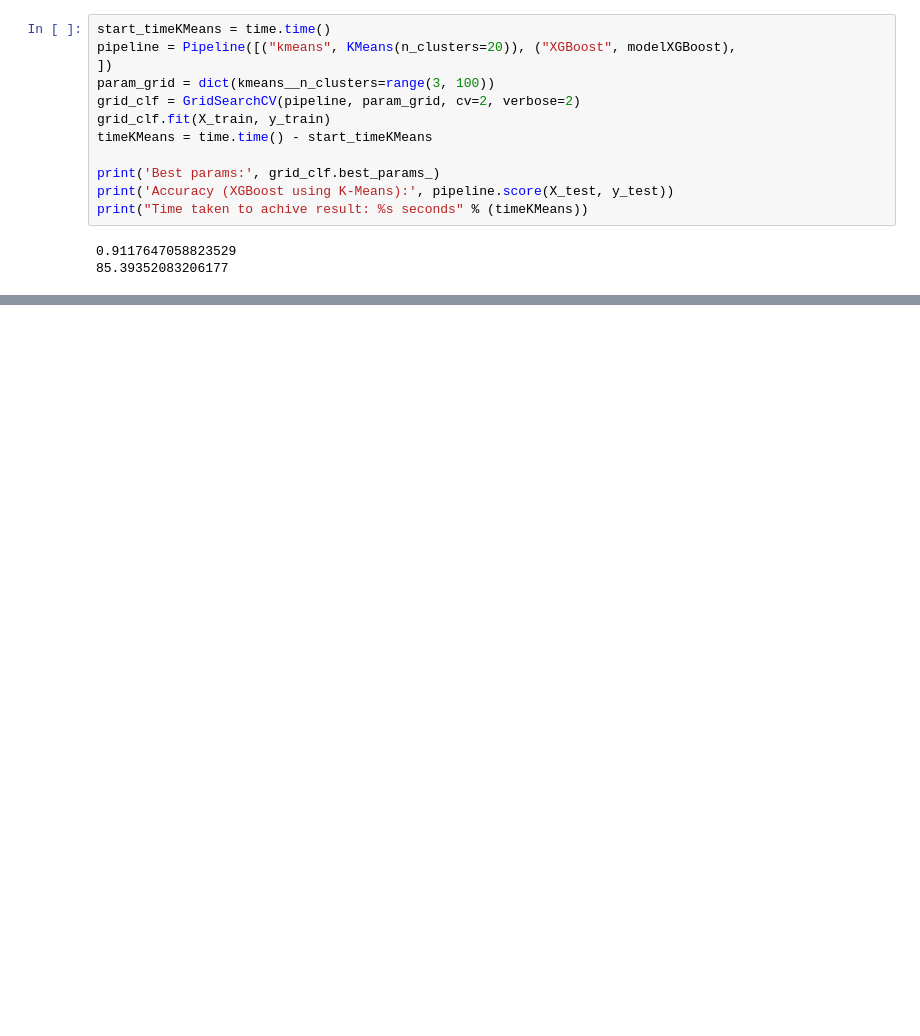
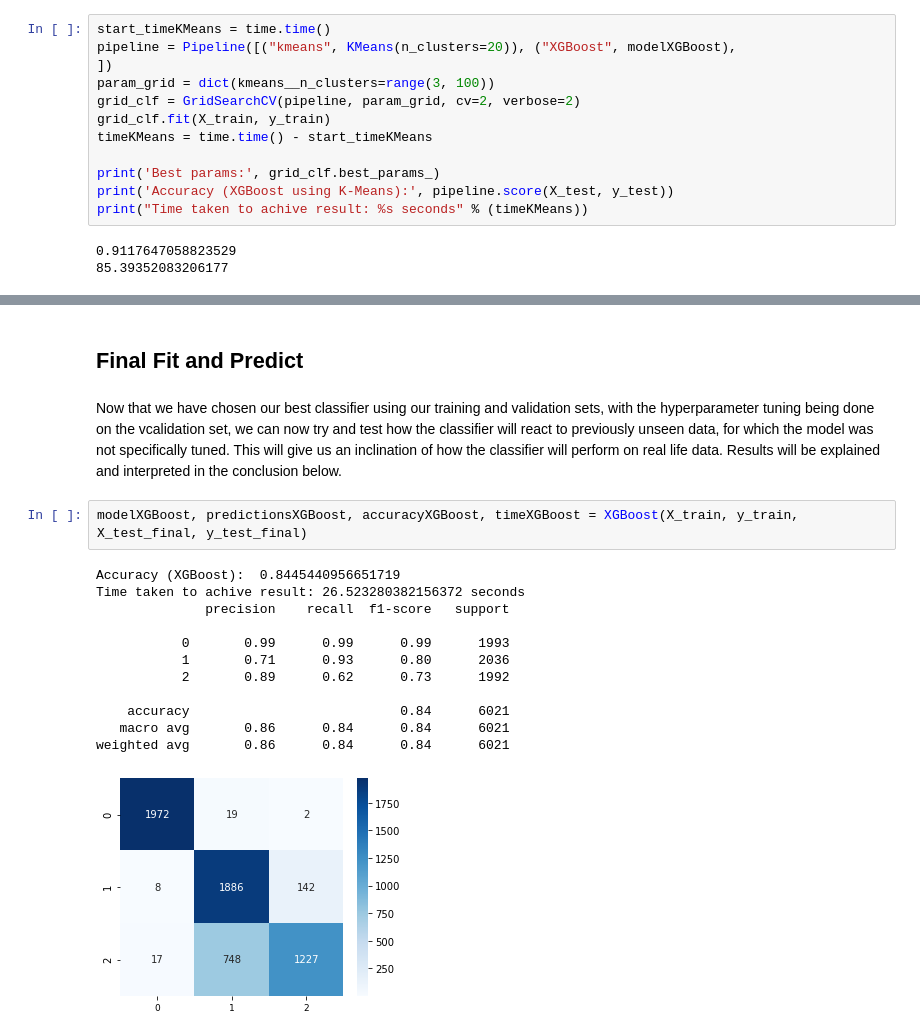
Before and after one commit to appeldaniel1998/Data-Visualization-Final-Project, a Jupyter notebook: Hand Positioning.ipynb, the cells around one changed output, grey strips where cells are left out. Cells and saved outputs as stored; diff of their text form; blank space fills up the shorter version.

```diff
--- a/Hand Positioning.ipynb
+++ b/Hand Positioning.ipynb
@@ -1349,0 +1451,19 @@ Final Classifier: XGBoost: Accuracy 99%; runtime: 26 seconds
+# %% [markdown]
+## Final Fit and Predict
+# %% [markdown]
+Now that we have chosen our best classifier using our training and validation sets, with the hyperparameter tuning being done on the vcalidation set, we can now try and test how the classifier will react to previously unseen data, for which the model was not specifically tuned. This will give us an inclination of how the classifier will perform on real life data. Results will be explained and interpreted in the conclusion below.
+# %%
+modelXGBoost, predictionsXGBoost, accuracyXGBoost, timeXGBoost = XGBoost(X_train, y_train, X_test_final, y_test_final)
+# %% [output]
+Accuracy (XGBoost):  0.8445440956651719
+Time taken to achive result: 26.523280382156372 seconds
+              precision    recall  f1-score   support
+
+           0       0.99      0.99      0.99      1993
+           1       0.71      0.93      0.80      2036
+           2       0.89      0.62      0.73      1992
+
+    accuracy                           0.84      6021
+   macro avg       0.86      0.84      0.84      6021
+weighted avg       0.86      0.84      0.84      6021
+[figure, added]
```
Also changed, not shown: parts of 26 cells of this notebook, 2 other files.
